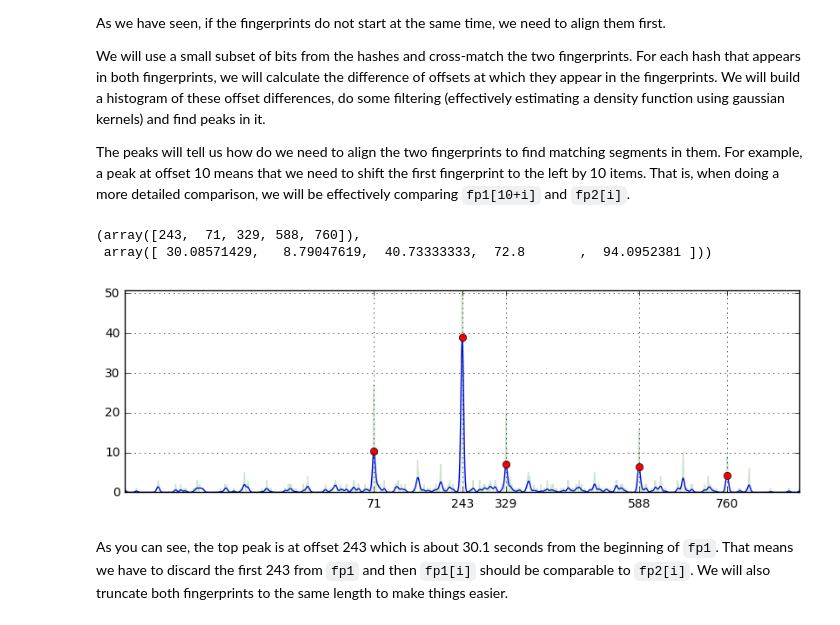
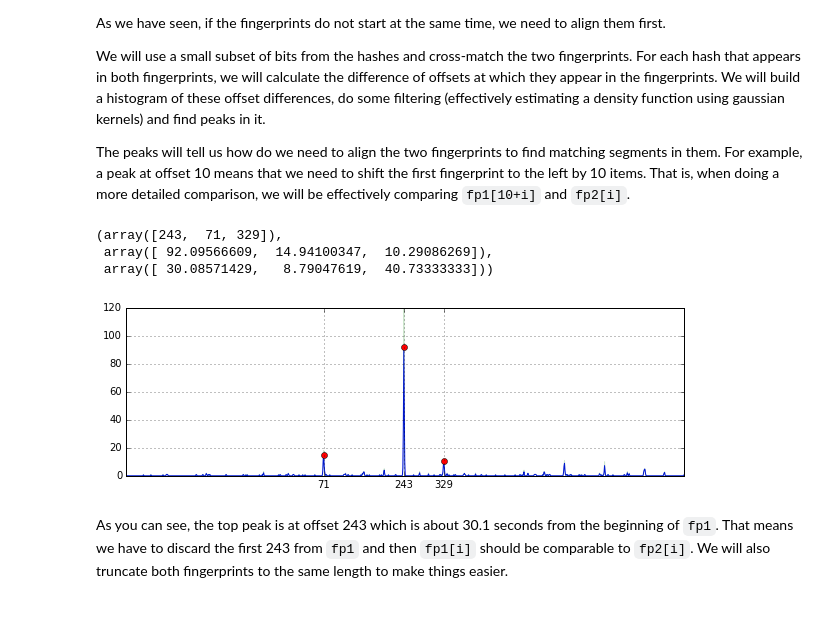
Before and after one commit to acoustid/notebooks, a Jupyter notebook: fingerprint-matching.ipynb, the cells around one changed output. Saved outputs shown, nothing was run; the diff lists cells and outputs as text; code cells hidden in the pictures.

```diff
--- a/fingerprint-matching.ipynb
+++ b/fingerprint-matching.ipynb
@@ -9,15 +9,35 @@ All the examples below will use be using this [song](https://www.youtube.com/wat
 import numpy as np
 import matplotlib.pyplot as plt
 import json
+import requests
+import re
 
 def load_fingerprint(name):
-    return np.array(json.load(open('{}.json'.format(name)))['fingerprint'])
+    return np.array(json.load(open(name))['fingerprint'])
+
+def download_fingerprint(url):
+    rv = requests.get(url)
+    return np.array([int(x) & 0xffffffff for x in re.search(r'fp = \[(.*?)\]', rv.content).group(1).split(', ')])
 
 def index_to_s(i):
     return i * (4096 / 3) / 11025.0
-
-fp1 = load_fingerprint('titan')
-fp2 = load_fingerprint('keep_your_tips_up')
+# %%
+fp_names = ['titan.json', 'keep_your_tips_up.json']
+#fp_names = ['the_world_is_all_one_02.json', 'the_world_is_all_one_03.json']
+#fp_names = ['roar.json', 'roar_vine.json']
+#fp_names = ['inner_city_life.json', 'inner_city_life_snippet.json']
+fp1 = load_fingerprint(fp_names[0])
+fp2 = load_fingerprint(fp_names[1])
+
+# Moonglow
+#fp1 = download_fingerprint('https://acoustid.org/fingerprint/23384942')
+#fp1 = download_fingerprint('https://acoustid.org/fingerprint/27718328')
+#fp2 = download_fingerprint('https://acoustid.org/fingerprint/11336661')
+#fp2 = download_fingerprint('https://acoustid.org/fingerprint/20710826')
+
+# the world is all one
+#fp1 = download_fingerprint('https://acoustid.org/fingerprint/39962414')
+#fp2 = download_fingerprint('https://acoustid.org/fingerprint/20186886')
 # %% [markdown]
 ## Fingerprints
 
@@ -123,7 +143,7 @@ from collections import defaultdict
 from scipy.ndimage.filters import gaussian_filter1d
 from scipy.signal import argrelmax
 
-def align_fingerprints(fp1, fp2, nbits=12):
+def align_fingerprints(fp1, fp2, nbits=14):
     bits = np.concatenate([np.arange(0, 32, 2), np.arange(1, 32, 2)])[::-1][:nbits]
     mask = np.sum(np.left_shift(1, bits))
 
@@ -152,39 +172,40 @@ def align_fingerprints(fp1, fp2, nbits=12):
 
     raw_counts = np.zeros(1 + mx - mn)
     for offset, count in rel_offsets.items():
         raw_counts[offset - mn] = count
 
     # filter the histogram to squash neighbor offset clusters into a single peak
-    counts = gaussian_filter1d(raw_counts, 2.5)
+    counts = gaussian_filter1d(raw_counts, 0.6)
 
     # locate peaks in the smoothed histogram
-    peaks, = argrelmax(counts, order=3)
+    peaks, = argrelmax(counts, order=5)
 
     # filter out peaks that are less than 10% of the top peak
     threshold = np.max(counts) * 0.1
     peaks = peaks[counts[peaks]>threshold]
 
     # sort them and only keep the top 10
     peaks = peaks[np.argsort(-counts[peaks])][:10]
 
     return offsets, counts, raw_counts, peaks
 
 offsets, counts, raw_counts, peaks = align_fingerprints(fp1, fp2)
 
 plt.figure(figsize=(10, 3))
 plt.plot(offsets, counts)
 plt.plot(offsets, raw_counts, alpha=0.2)
 plt.plot(offsets[peaks], counts[peaks], 'o')
 plt.xlim(offsets[0], offsets[-1])
 plt.ylim(0, np.max(counts) * 1.3)
 plt.xticks(offsets[peaks])
 plt.grid(True)
 
-offsets[peaks], index_to_s(offsets[peaks])
+offsets[peaks], counts[peaks], index_to_s(offsets[peaks])
 # %% [output]
-(array([243,  71, 329, 588, 760]),
- array([ 30.08571429,   8.79047619,  40.73333333,  72.8       ,  94.0952381 ]))
+(array([243,  71, 329]),
+ array([ 92.09566609,  14.94100347,  10.29086269]),
+ array([ 30.08571429,   8.79047619,  40.73333333]))
-[figure, old version]
+[figure, new version]
 # %% [markdown]
 As you can see, the top peak is at offset 243 which is about 30.1 seconds from the beginning of `fp1`. That means we have to discard the first 243 from `fp1` and then `fp1[i]` should be comparable to `fp2[i]`. We will also truncate both fingerprints to the same length to make things easier.
 # %%
```
Also changed, not shown: parts of 8 cells of this notebook, 6 other files.
